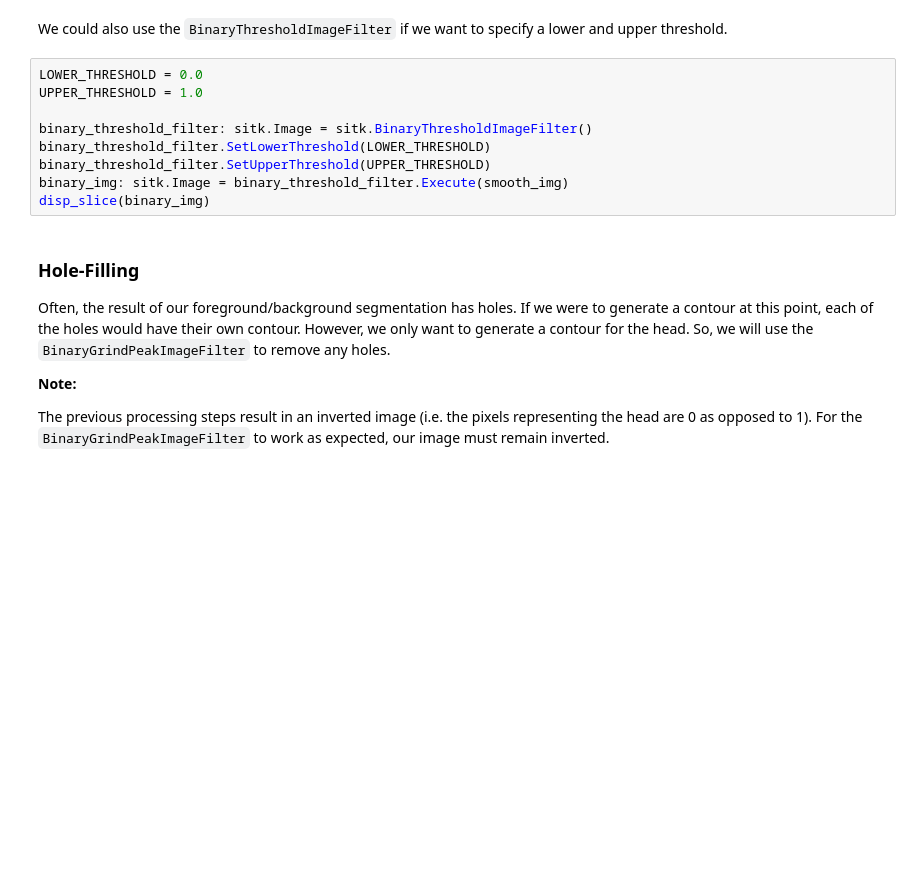
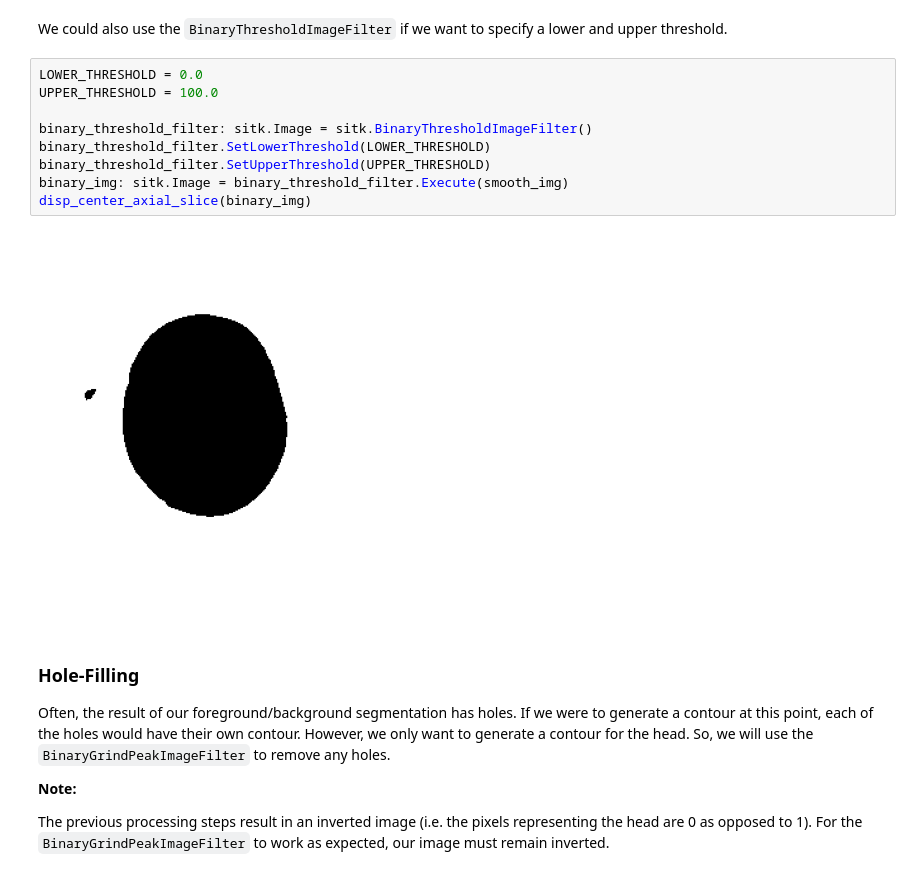
Before and after one commit to COMP523TeamD/TechTalk, a Jupyter notebook: src/filters.ipynb, the cells around one changed output. Saved outputs shown, nothing was run; the diff lists cells and outputs as text; blank space fills up the shorter version.

```diff
--- a/src/filters.ipynb
+++ b/src/filters.ipynb
@@ -46,13 +57,15 @@ disp_slice(otsu_img)
 We could also use the `BinaryThresholdImageFilter` if we want to specify a lower and upper threshold.
 # %%
 LOWER_THRESHOLD = 0.0
-UPPER_THRESHOLD = 1.0
+UPPER_THRESHOLD = 100.0
 
 binary_threshold_filter: sitk.Image = sitk.BinaryThresholdImageFilter()
 binary_threshold_filter.SetLowerThreshold(LOWER_THRESHOLD)
 binary_threshold_filter.SetUpperThreshold(UPPER_THRESHOLD)
 binary_img: sitk.Image = binary_threshold_filter.Execute(smooth_img)
-disp_slice(binary_img)
+disp_center_axial_slice(binary_img)
+# %% [output]
+[figure, added]
 # %% [markdown]
 ### Hole-Filling
 Often, the result of our foreground/background segmentation has holes. If we were to generate a contour at this point, each of the holes would have their own contour. However, we only want to generate a contour for the head. So, we will use the `BinaryGrindPeakImageFilter` to remove any holes.
```
Also changed, not shown: parts of 6 cells of this notebook, 1 other file.
